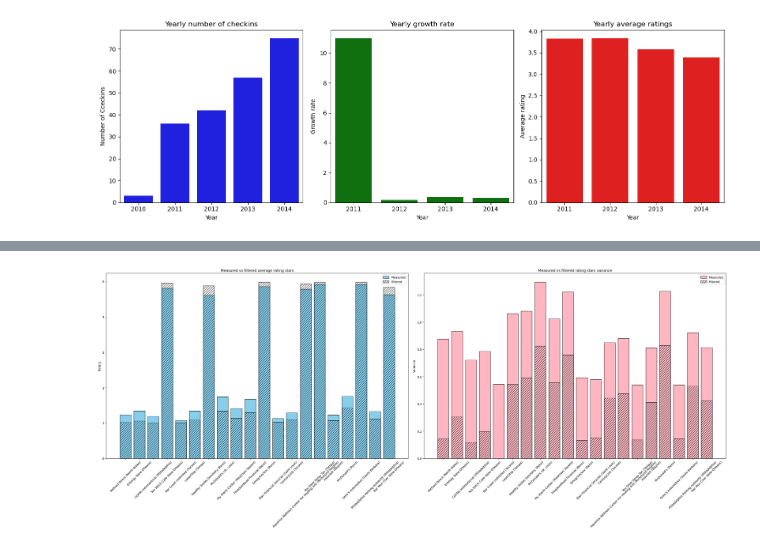
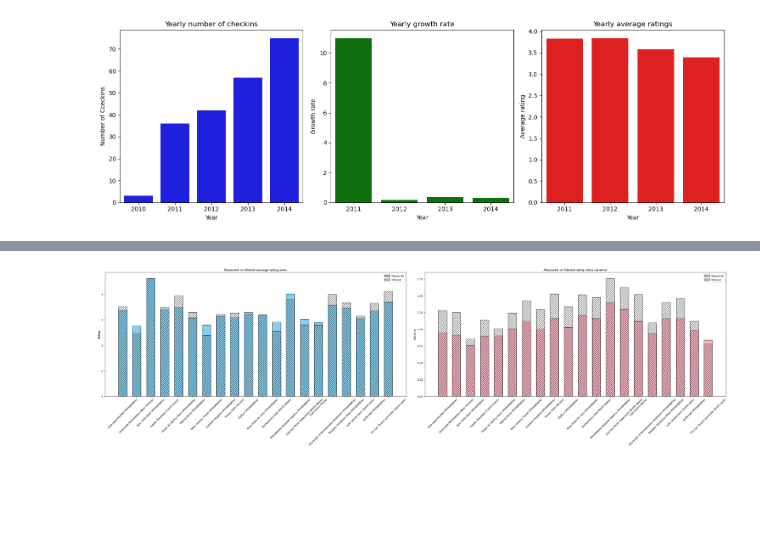
Before and after one commit to Vitali-Matteo/SMBUD-Project, a Jupyter notebook: Queries.ipynb, the cells around one changed output, grey strips where cells are left out. Drawn from its saved outputs; the diff is of its cells as text; code cells hidden in the pictures; blank space fills up the shorter version.

```diff
--- a/Queries.ipynb
+++ b/Queries.ipynb
@@ -1364,6 +1679,9 @@ query_results = db["businesses_merged"].aggregate([{
                                                            },
                                                            "reviews" : {
                                                                "$addToSet" : "$reviews"
+                                                           },
+                                                           "num_reviews" : {
+                                                               "$sum" : 1
                                                            }
                                                        }
                                                    },
@@ -1376,7 +1694,7 @@ query_results = db["businesses_merged"].aggregate([{
                                                                "$or" : [
                                                                    {
                                                                        "$and" : [{
-                                                                           "$gte" : ["$reviews.stars", 3]
+                                                                           "$gte" : ["$reviews.stars", 4]
                                                                        },
                                                                        {
                                                                            "$eq" : ["$reviews.sentiment", "positive"]
@@ -1410,18 +1728,26 @@ query_results = db["businesses_merged"].aggregate([{
                                                            "measured_var_rating" : {
                                                                "$first" : "$measured_var_rating"
                                                            },
+                                                           "num_reviews" : {
+                                                               "$first" : "$num_reviews"
+                                                           },
                                                            "filtered_avg_rating" : {
                                                                "$avg" : "$reviews.stars"
                                                            },
                                                            "filtered_var_rating" : {
                                                                "$stdDevPop" : "$reviews.stars"
+                                                           },
+                                                           "num_filtered_reviews" : {
+                                                               "$sum" : 1
                                                            }
                                                        }
                                                    },
                                                    {
                                                        "$addFields" : {
                                                            "abs_avg_diff" : {
+                                                               #"abs" operator is used to compute the absolute value of a number
                                                                "$abs" : {
+                                                                   #"subtract" operator is used to compute the difference between two numbers
                                                                    "$subtract" : ["$filtered_avg_rating", "$measured_avg_rating"]
                                                                }
                                                            },
@@ -1429,11 +1755,15 @@ query_results = db["businesses_merged"].aggregate([{
                                                                "$abs" : {
                                                                    "$subtract" : ["$filtered_var_rating", "$measured_var_rating"]
                                                                }
+                                                           },
+                                                           "biased_ratio" : {
+                                                               "$divide" : [{"$subtract" : ["$num_reviews", "$num_filtered_reviews"]}, "$num_reviews"]
                                                            }
                                                        }
                                                    },
                                                    {
                                                        "$sort" : {
+                                                           "biased_ratio" : -1,
                                                            "abs_var_diff" : -1,
                                                            "abs_avg_diff" : -1
                                                        }
@@ -1447,7 +1777,8 @@ query_results = db["businesses_merged"].aggregate([{
                                                            "measured_avg_rating" : 1,
                                                            "filtered_avg_rating" : 1,
                                                            "measured_var_rating" : 1,
-                                                           "filtered_var_rating" : 1
+                                                           "filtered_var_rating" : 1,
+                                                           "biased_ratio" : 1
                                                        }
                                                    }])
 
@@ -1477,36 +1808,44 @@ avg_data = pd.DataFrame({
     "Filtered" : to_display["filtered_avg_rating"]
 })
 
 var_data = pd.DataFrame({
     "Business": [f"{name} ({city})" for name, city in zip(to_display["name"], to_display["city"])],
     "Measured": to_display["measured_var_rating"],
     "Filtered": to_display["filtered_var_rating"]
 })
 
 #Plot
-fig, (ax1, ax2) = plt.subplots(1, 2, figsize = (30, 12.5))
+fig, (ax1, ax2) = plt.subplots(1, 2, figsize = (35, 10))
 
 #Average
 x = range(len(avg_data))
-ax1.bar(x, avg_data["Measured"], label = "Measured", color = "skyblue", edgecolor = "black")
-ax1.bar(x, avg_data["Filtered"], label = "Filtered", color = "none", edgecolor = "black", hatch = "///")
+ax1.bar(x, avg_data["Measured"], label = "Measured", color = "skyblue", edgecolor = "black", width = 0.6)
+ax1.bar(x, avg_data["Filtered"], label = "Filtered", color = "none", edgecolor = "black", hatch = "///", width = 0.6)
 ax1.set_xticks(x)
 ax1.set_xticklabels(avg_data["Business"], rotation = 45)
 ax1.set_title("Measured vs filtered average rating stars")
 ax1.set_ylabel("Rating")
 ax1.legend()
 
 #Variance
 x = range(len(var_data))
-ax2.bar(x, var_data["Measured"], label = "Measured", color = "#FFB6C1", edgecolor = "black")
-ax2.bar(x, var_data["Filtered"], label = "Filtered", color = "none", edgecolor = "black", hatch = "///")
+ax2.bar(x, var_data["Measured"], label = "Measured", color = "#FFB6C1", edgecolor = "black", width = 0.6)
+ax2.bar(x, var_data["Filtered"], label = "Filtered", color = "none", edgecolor = "black", hatch = "///", width = 0.6)
 ax2.set_xticks(x)
 ax2.set_xticklabels(var_data["Business"], rotation = 45)
 ax2.set_title("Measured vs filtered rating stars variance")
 ax2.set_ylabel("Variance")
 ax2.legend()
 
+#Bias ratio
+#x = range(len(var_data))
+#ax3.bar(x, filtered_vs_measured["biased_ratio"][:20], color = "lightGreen", edgecolor = "black", width = 0.6)
+#ax3.set_xticks(x)
+#ax3.set_xticklabels(var_data["Business"], rotation = 45)
+#ax3.set_title("Biased reviews percentage")
+#ax3.set_ylabel("Percentage")
+
 plt.tight_layout()
 plt.show()
 # %% [output]
-[figure, old version]
+[figure, new version]
```
Also changed, not shown: parts of 26 cells of this notebook, 12 other files.
